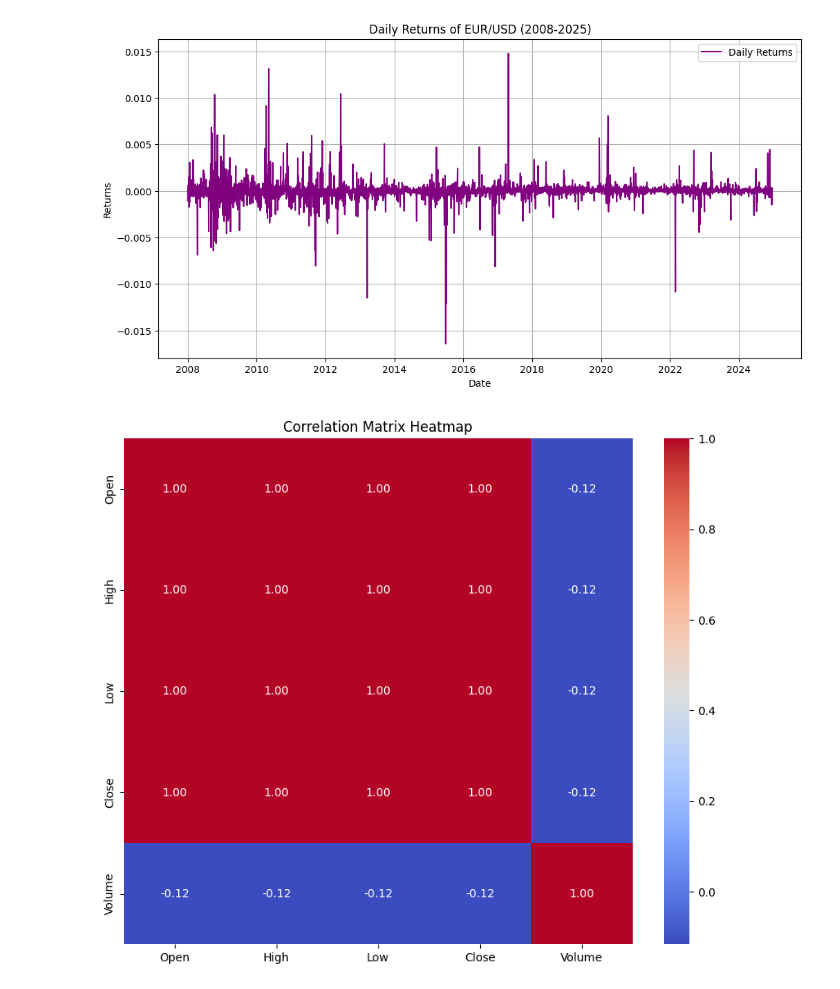
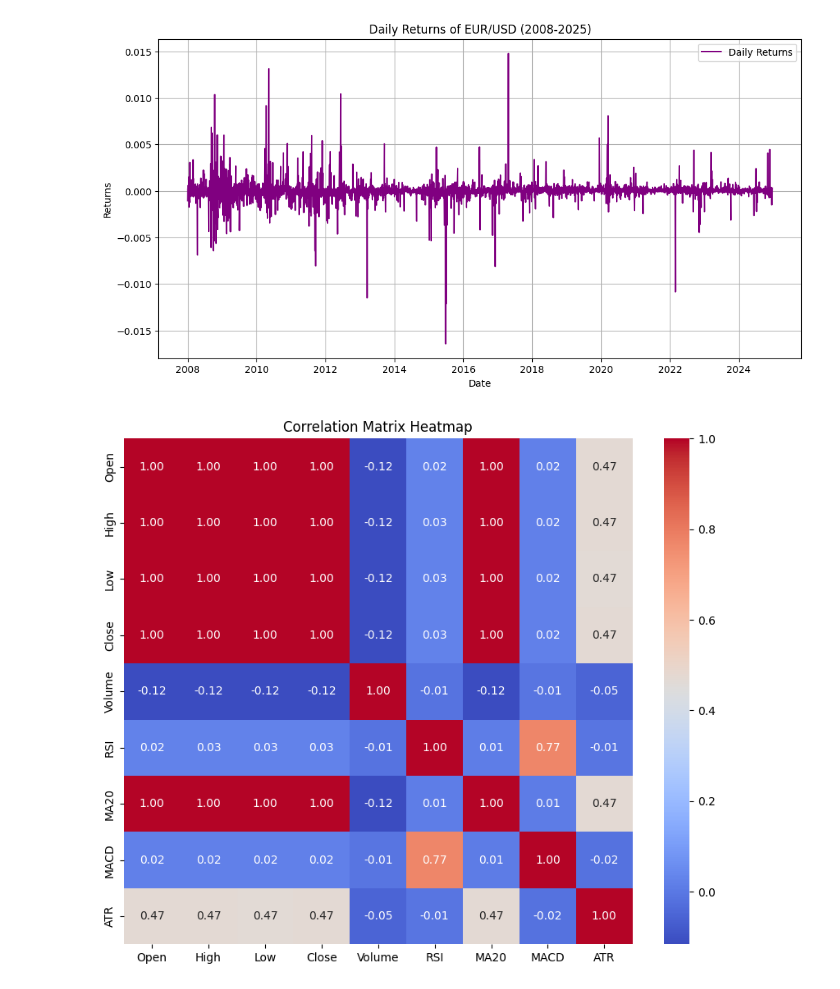
Before and after one commit to mostafamhmdi/alpha-niroo, a Jupyter notebook: candle-prediction-using-LSTM.ipynb, the cells around one changed output. Saved outputs shown, nothing was run; the diff lists cells and outputs as text; code cells hidden in the pictures.

```diff
--- a/candle-prediction-using-LSTM.ipynb
+++ b/candle-prediction-using-LSTM.ipynb
@@ -37,3 +38,10 @@ data.head()
 | 2 | 01.01.2008 03:00:00.000 | 1.45788 | 1.45803 | 1.45761 | 1.45784 | 4957.6000 |
 | 3 | 01.01.2008 03:30:00.000 | 1.45788 | 1.45794 | 1.45754 | 1.45770 | 3416.5500 |
 | 4 | 01.01.2008 04:00:00.000 | 1.45770 | 1.45983 | 1.45766 | 1.45954 | 5553.4375 |
+# %%
+import pandas_ta as ta
+data['RSI'] = ta.rsi(data['Close'], length=14)
+data['MA20'] = ta.sma(data['Close'], length=20)
+data['MACD'] = ta.macd(data['Close'])['MACD_12_26_9']
+data['ATR'] = ta.atr(data['High'], data['Low'], data['Close'], length=14)
+data = data.dropna()
@@ -86,11 +103,11 @@ plt.show()
 [figure]
 # %%
 import seaborn as sns
-correlation_matrix = df[['Open', 'High', 'Low', 'Close', 'Volume']].corr()
+correlation_matrix = data[['Open', 'High', 'Low', 'Close', 'Volume','RSI','MA20','MACD','ATR']].corr()
 plt.figure(figsize=(10, 8))
 sns.heatmap(correlation_matrix, annot=True, cmap='coolwarm', fmt=".2f")
 plt.title('Correlation Matrix Heatmap')
 plt.show()
 # %% [output]
-[figure, old version]
+[figure, new version]
 # %%
```
Also changed, not shown: parts of 8 cells of this notebook.
